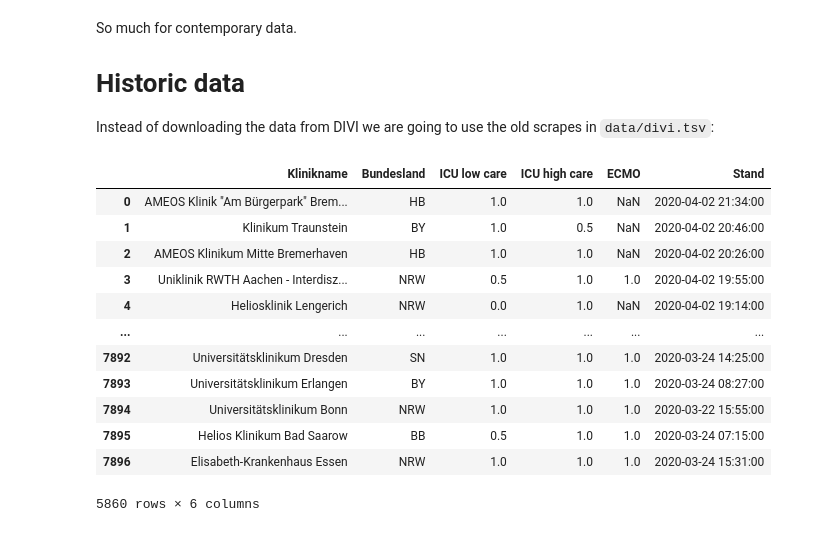
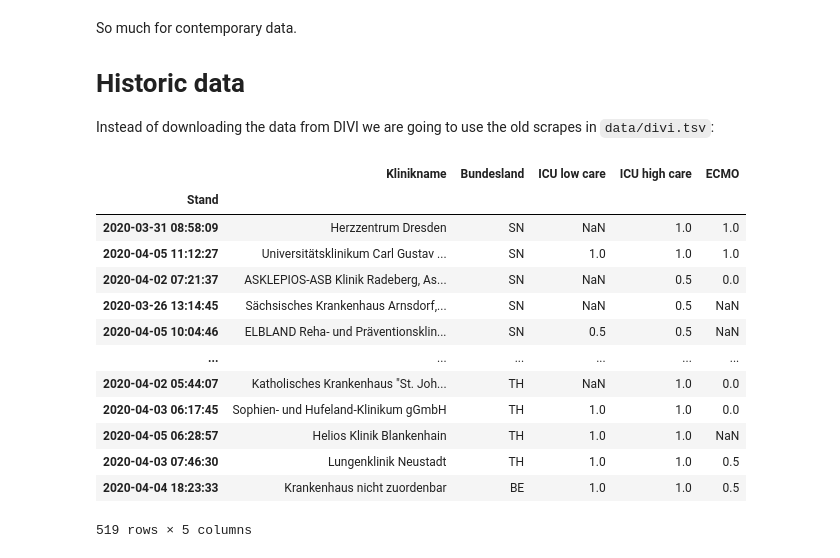
Before and after one commit to pschwede/covid19plots, a Jupyter notebook: scrape_divi.ipynb, the cells around one changed output. Drawn from its saved outputs; the diff is of its cells as text; code cells hidden in the pictures.

Commit message:
adaptations to new entorb data structure

```diff
--- a/scrape_divi.ipynb
+++ b/scrape_divi.ipynb
@@ -145,28 +122,29 @@ Instead of downloading the data from DIVI we are going to use the old scrapes in
 # %%
 #!git pull 2&>1 >/dev/null
 import pandas as pd
 import numpy as np
 import matplotlib.pyplot as plt
 from datetime import datetime
-from scrape import scrape, divi
 df = pd \
-.read_csv("data/divi.tsv", sep="\t", index_col=0, parse_dates=True) \
-.drop_duplicates() \
-.drop('Kontakt', axis=1)
-df['Stand'] = pd.to_datetime(df['Stand'])
-df = df[(df['Stand'] > '2019-12-31') & (df['Stand'] <= datetime.now())]
+.read_csv("data/divi.tsv", sep="\t") \
+.replace({'NaN': 0.0, 'VERFUEGBAR': 1.0, 'BEGRENZT': 0.5, 'NICHT_VERFUEGBAR': 0.0}) \
+.drop_duplicates()
+df['Stand'] = pd.to_datetime(df['Stand'], format="%Y-%m-%d %H:%M:%S")
+df = df[(df['Stand'] > '2019-12-31') & (df['Stand'] <= datetime.now())].set_index('Stand') \
+.drop(columns='COVID-19 cases')
 df
 # %% [output]
-|  | Klinikname | Bundesland | ICU low care | ICU high care | ECMO | Stand |
-| 0 | AMEOS Klinik "Am Bürgerpark" Brem... | HB | 1.0 | 1.0 | NaN | 2020-04-02 21:34:00 |
-| 1 | Klinikum Traunstein | BY | 1.0 | 0.5 | NaN | 2020-04-02 20:46:00 |
-| 2 | AMEOS Klinikum Mitte Bremerhaven | HB | 1.0 | 1.0 | NaN | 2020-04-02 20:26:00 |
-| 3 | Uniklinik RWTH Aachen - Interdisz... | NRW | 0.5 | 1.0 | 1.0 | 2020-04-02 19:55:00 |
-| 4 | Heliosklinik Lengerich | NRW | 0.0 | 1.0 | NaN | 2020-04-02 19:14:00 |
-| ... | ... | ... | ... | ... | ... | ... |
-| 7892 | Universitätsklinikum Dresden | SN | 1.0 | 1.0 | 1.0 | 2020-03-24 14:25:00 |
-| 7893 | Universitätsklinikum Erlangen | BY | 1.0 | 1.0 | 1.0 | 2020-03-24 08:27:00 |
-| 7894 | Universitätsklinikum Bonn | NRW | 1.0 | 1.0 | 1.0 | 2020-03-22 15:55:00 |
-| 7895 | Helios Klinikum Bad Saarow | BB | 0.5 | 1.0 | 1.0 | 2020-03-24 07:15:00 |
-| 7896 | Elisabeth-Krankenhaus Essen | NRW | 1.0 | 1.0 | 1.0 | 2020-03-24 15:31:00 |
+|  | Klinikname | Bundesland | ICU low care | ICU high care | ECMO |
+| Stand |  |  |  |  |  |
+| 2020-03-31 08:58:09 | Herzzentrum Dresden | SN | NaN | 1.0 | 1.0 |
+| 2020-04-05 11:12:27 | Universitätsklinikum Carl Gustav ... | SN | 1.0 | 1.0 | 1.0 |
+| 2020-04-02 07:21:37 | ASKLEPIOS-ASB Klinik Radeberg, As... | SN | NaN | 0.5 | 0.0 |
+| 2020-03-26 13:14:45 | Sächsisches Krankenhaus Arnsdorf,... | SN | NaN | 0.5 | NaN |
+| 2020-04-05 10:04:46 | ELBLAND Reha- und Präventionsklin... | SN | 0.5 | 0.5 | NaN |
+| ... | ... | ... | ... | ... | ... |
+| 2020-04-02 05:44:07 | Katholisches Krankenhaus "St. Joh... | TH | NaN | 1.0 | 0.0 |
+| 2020-04-03 06:17:45 | Sophien- und Hufeland-Klinikum gGmbH | TH | 1.0 | 1.0 | 0.0 |
+| 2020-04-05 06:28:57 | Helios Klinik Blankenhain | TH | 1.0 | 1.0 | NaN |
+| 2020-04-03 07:46:30 | Lungenklinik Neustadt | TH | 1.0 | 1.0 | 0.5 |
+| 2020-04-04 18:23:33 | Krankenhaus nicht zuordenbar | BE | 1.0 | 1.0 | 0.5 |
-5860 rows × 6 columns
+519 rows × 5 columns
```
Also changed, not shown: parts of 18 cells of this notebook, 1 other file.
